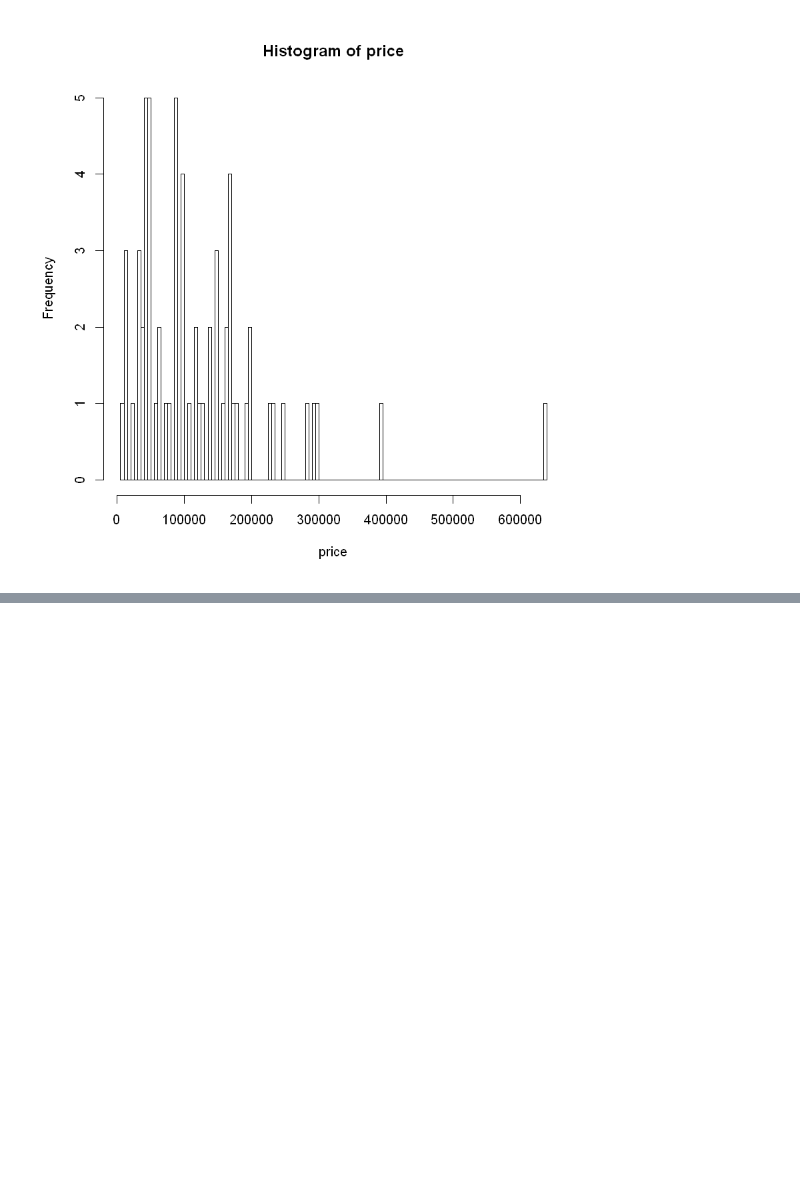
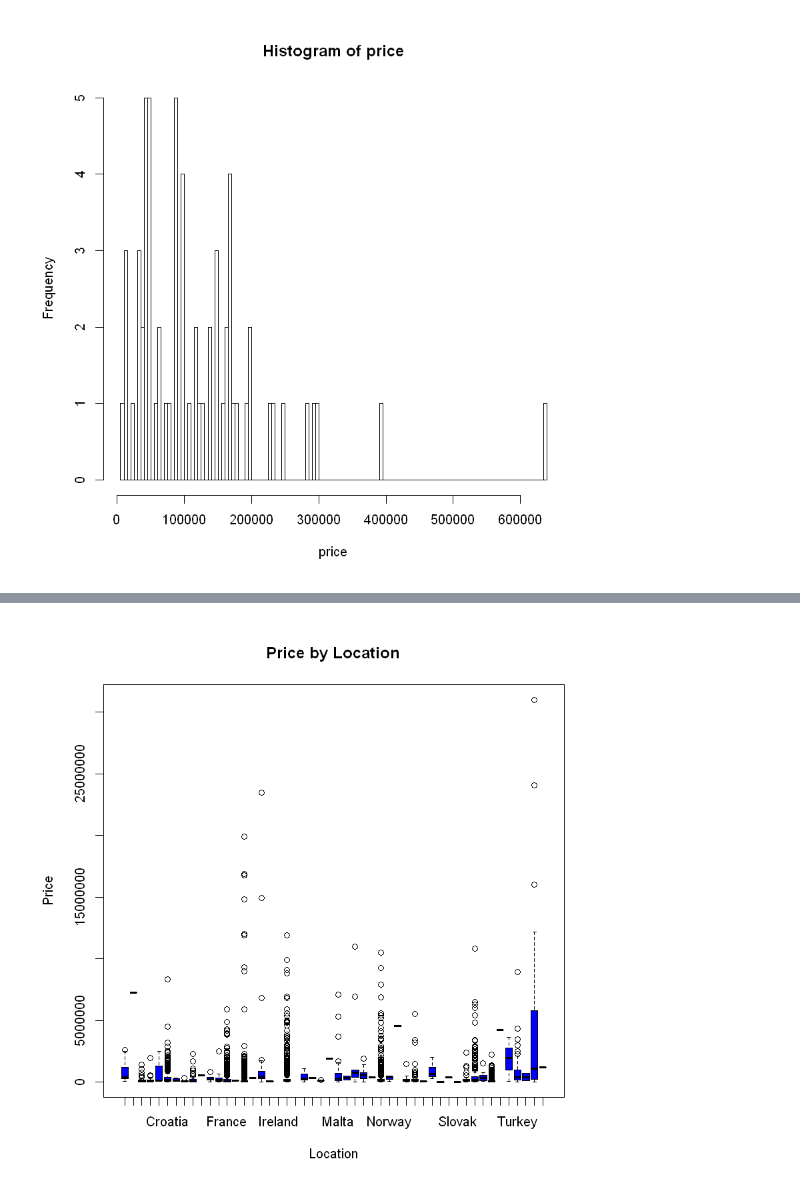
Before and after one commit to The-MCHN/R-Data-Analysis, a Jupyter notebook: Boats.ipynb, the cells around one changed output, grey strips where cells are left out. Saved outputs shown, nothing was run; the diff lists cells and outputs as text; code cells hidden in the pictures; blank space fills up the shorter version.

```diff
--- a/Boats.ipynb
+++ b/Boats.ipynb
@@ -117,0 +136,4 @@ ERROR: Error in plot.window(...): niepoprawna wartość 'xlim'
+# %%
+boxplot(Price ~ Location, data=boats.df, main="Price by Location", ylab="Price", col="blue")
+# %% [output]
+[figure, added]
```
Also changed, not shown: parts of 8 cells of this notebook.
